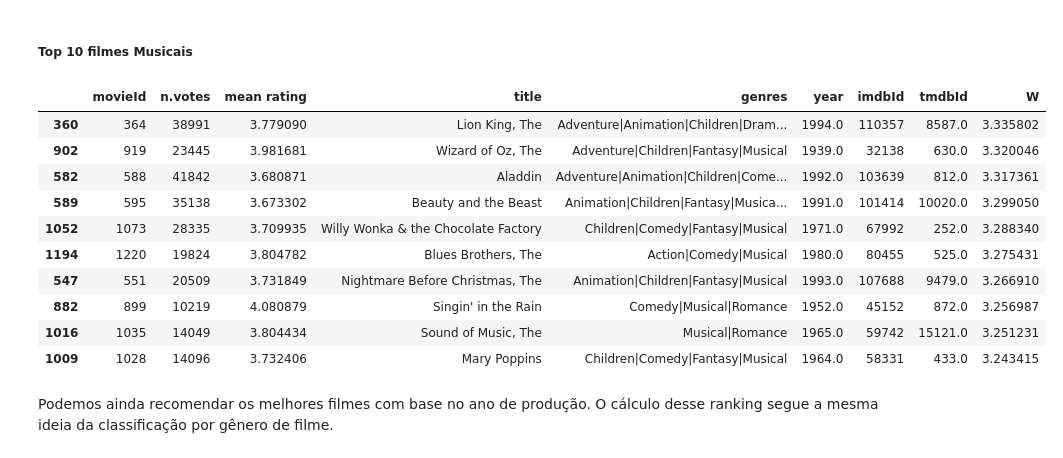
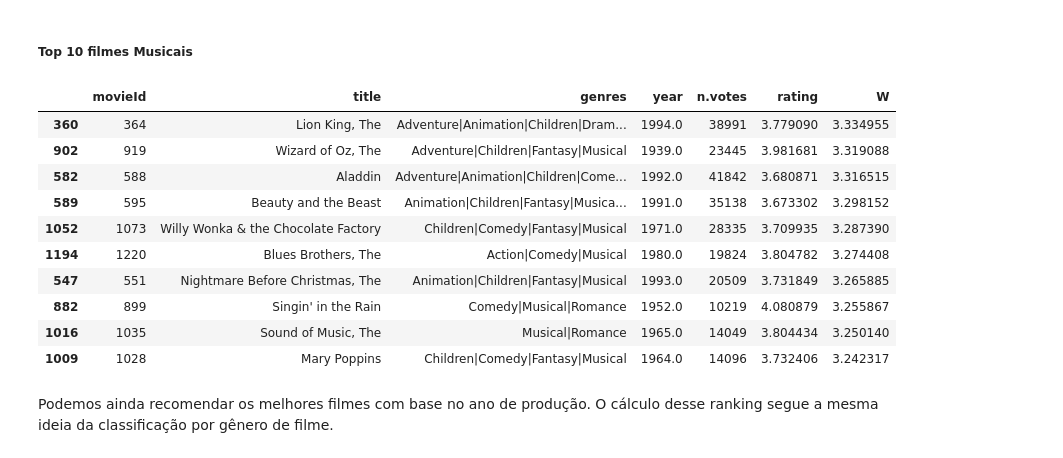
Before and after one commit to SamaraAlves/ProjetoElo7, a Jupyter notebook: Projeto ELO7.ipynb, the cells around one changed output. Drawn from its saved outputs; the diff is of its cells as text; code cells hidden in the pictures.

```diff
--- a/Projeto ELO7.ipynb
+++ b/Projeto ELO7.ipynb
@@ -315,0 +346,19 @@ A distribuição da média dos votos, por sua vez, apresenta um comportamente di
+# %%
+def genres_dic_list(df, genres_unique):
+    genres_dic = df['genres'].value_counts()
+    dic_gener = {}
+    dic_gener['title'] = []
+    dic_gener['count'] = []
+    no_gener = 0
+    for genre in genres_unique:
+        count = 0
+        if genre == '(no genres listed)':
+            no_gener += 1
+            pass
+        else:
+            dic_gener['title'].append(genre)
+            for index in range(len(df)):
+                if genre in df['genres'][index]:
+                    count += 1
+            dic_gener['count'].append(count)
+    return dic_gener, no_gener, x
@@ -363,11 +439,11 @@ Definimos ser o valor de m o percentil 95% das classificações.
 # %%
 def indice_W(df, quantile):
     W = []
-    C = np.mean(df['mean rating'])
+    C = np.mean(df['rating'])
     m = df.quantile(quantile)[0]
     index_list = df.index.values
     for index in index_list:
-        R = df['mean rating'][index]
+        R = df['rating'][index]
         v = df['n.votes'][index]
         frac1 = v/(v + m)
         frac2 = m/(v + m)
@@ -436,29 +506,29 @@ Abaixo temos uma tabela que aggrega os dados da tabela gerada `movie_rating` por
 # %%
 frame = get_tabel_geners(list_genre, tabel_agg_movieId, genre)
-tabela_agg_genres = pd.concat(frame)
+tabel_agg_genres = pd.concat(frame)
 # %% [markdown]
 Por fim, calculamos as médias das classificações ponderadas por W.
 # %%
 quantile = 0.95
-W = indice_W(tabela_agg_genres, quantile)
-tabela_agg_genres['W'] = W
-tabela_genres_top = tabela_agg_genres.sort_values(by=['W'], ascending=False)
+W = indice_W(tabel_agg_genres, quantile)
+tabel_agg_genres['W'] = W
+tabel_genres_top = tabel_agg_genres.sort_values(by=['W'], ascending=False)
 # %% [markdown]
 ##### Top 10 filmes Musicais
 # %%
-display(tabela_genres_top.head(10))
+display(tabel_genres_top.head(10))
 # %% [output]
-|  | movieId | n.votes | mean rating | title | genres | year | imdbId | tmdbId | W |
-| 360 | 364 | 38991 | 3.779090 | Lion King, The | Adventure|Animation|Children|Dram... | 1994.0 | 110357 | 8587.0 | 3.335802 |
-| 902 | 919 | 23445 | 3.981681 | Wizard of Oz, The | Adventure|Children|Fantasy|Musical | 1939.0 | 32138 | 630.0 | 3.320046 |
-| 582 | 588 | 41842 | 3.680871 | Aladdin | Adventure|Animation|Children|Come... | 1992.0 | 103639 | 812.0 | 3.317361 |
-| 589 | 595 | 35138 | 3.673302 | Beauty and the Beast | Animation|Children|Fantasy|Musica... | 1991.0 | 101414 | 10020.0 | 3.299050 |
-| 1052 | 1073 | 28335 | 3.709935 | Willy Wonka & the Chocolate Factory | Children|Comedy|Fantasy|Musical | 1971.0 | 67992 | 252.0 | 3.288340 |
-| 1194 | 1220 | 19824 | 3.804782 | Blues Brothers, The | Action|Comedy|Musical | 1980.0 | 80455 | 525.0 | 3.275431 |
-| 547 | 551 | 20509 | 3.731849 | Nightmare Before Christmas, The | Animation|Children|Fantasy|Musical | 1993.0 | 107688 | 9479.0 | 3.266910 |
-| 882 | 899 | 10219 | 4.080879 | Singin' in the Rain | Comedy|Musical|Romance | 1952.0 | 45152 | 872.0 | 3.256987 |
-| 1016 | 1035 | 14049 | 3.804434 | Sound of Music, The | Musical|Romance | 1965.0 | 59742 | 15121.0 | 3.251231 |
-| 1009 | 1028 | 14096 | 3.732406 | Mary Poppins | Children|Comedy|Fantasy|Musical | 1964.0 | 58331 | 433.0 | 3.243415 |
+|  | movieId | title | genres | year | n.votes | rating | W |
+| 360 | 364 | Lion King, The | Adventure|Animation|Children|Dram... | 1994.0 | 38991 | 3.779090 | 3.334955 |
+| 902 | 919 | Wizard of Oz, The | Adventure|Children|Fantasy|Musical | 1939.0 | 23445 | 3.981681 | 3.319088 |
+| 582 | 588 | Aladdin | Adventure|Animation|Children|Come... | 1992.0 | 41842 | 3.680871 | 3.316515 |
+| 589 | 595 | Beauty and the Beast | Animation|Children|Fantasy|Musica... | 1991.0 | 35138 | 3.673302 | 3.298152 |
+| 1052 | 1073 | Willy Wonka & the Chocolate Factory | Children|Comedy|Fantasy|Musical | 1971.0 | 28335 | 3.709935 | 3.287390 |
+| 1194 | 1220 | Blues Brothers, The | Action|Comedy|Musical | 1980.0 | 19824 | 3.804782 | 3.274408 |
+| 547 | 551 | Nightmare Before Christmas, The | Animation|Children|Fantasy|Musical | 1993.0 | 20509 | 3.731849 | 3.265885 |
+| 882 | 899 | Singin' in the Rain | Comedy|Musical|Romance | 1952.0 | 10219 | 4.080879 | 3.255867 |
+| 1016 | 1035 | Sound of Music, The | Musical|Romance | 1965.0 | 14049 | 3.804434 | 3.250140 |
+| 1009 | 1028 | Mary Poppins | Children|Comedy|Fantasy|Musical | 1964.0 | 14096 | 3.732406 | 3.242317 |
 # %% [markdown]
 Podemos ainda recomendar os melhores filmes com base no ano de produção. O cálculo desse ranking segue a mesma ideia da classificação por gênero de filme.
 # %%
```
Also changed, not shown: parts of 50 cells of this notebook.
